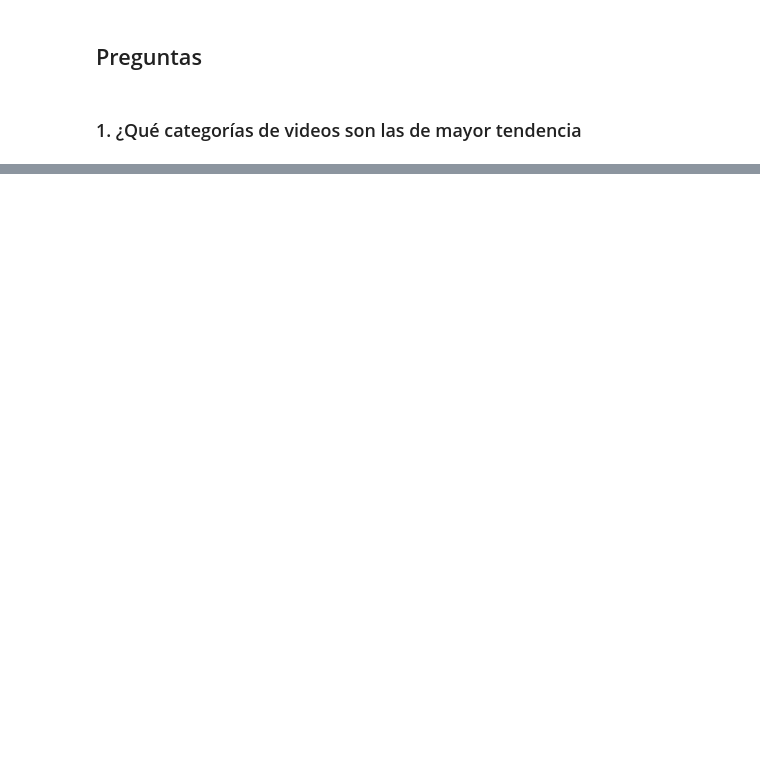
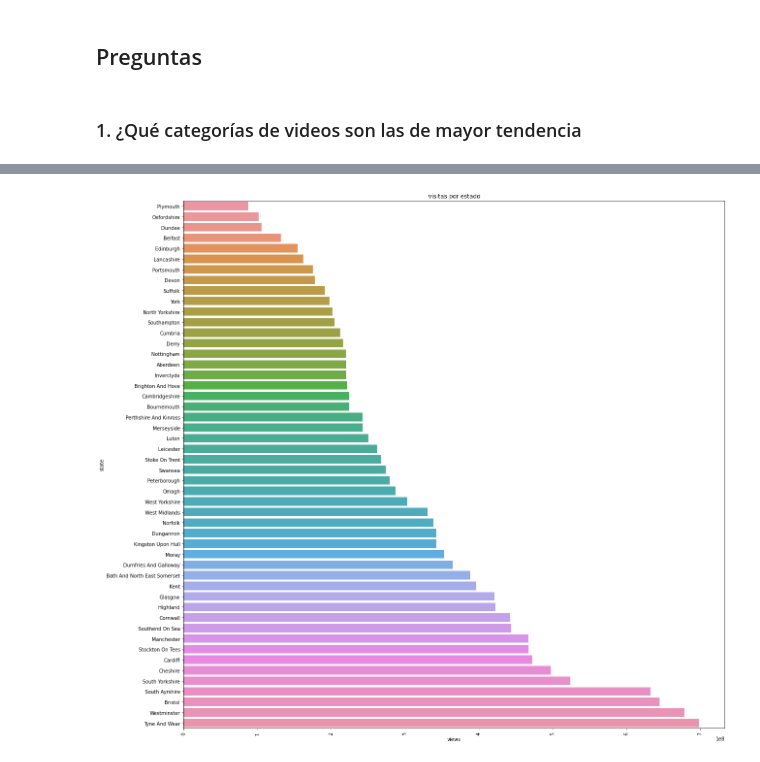
Before and after one commit to Jack-Cruz/EB-2021-1-CC51, a Jupyter notebook: code2/code.ipynb, the cells around one changed output, grey strips where cells are left out. Saved outputs shown, nothing was run; the diff lists cells and outputs as text; code cells hidden in the pictures; blank space fills up the shorter version.

```diff
--- a/code2/code.ipynb
+++ b/code2/code.ipynb
@@ -260,0 +291,5 @@ video_level.head(10)
+# %%
+data7 = video_level.sort_values(['state']).copy()
+#type(data7)
+data7 = data7.groupby(['state'])['views'].sum().reset_index()
+data7.head()
@@ -260,0 +303,10 @@ video_level.head(10)
+# %%
+data7 = data7.sort_values(['views'])
+#data7.sort_values(by=['state'], ascending=False, inplace=True)
+g=sns.barplot(x='views',y='state',data=data7)
+g.set_title('visitas por estado')
+plt.rcParams["figure.figsize"] = (20,20)
+plt.xticks(rotation=90)
+plt.show()
+# %% [output]
+[figure, added]
```
Also changed, not shown: parts of 17 cells of this notebook.
